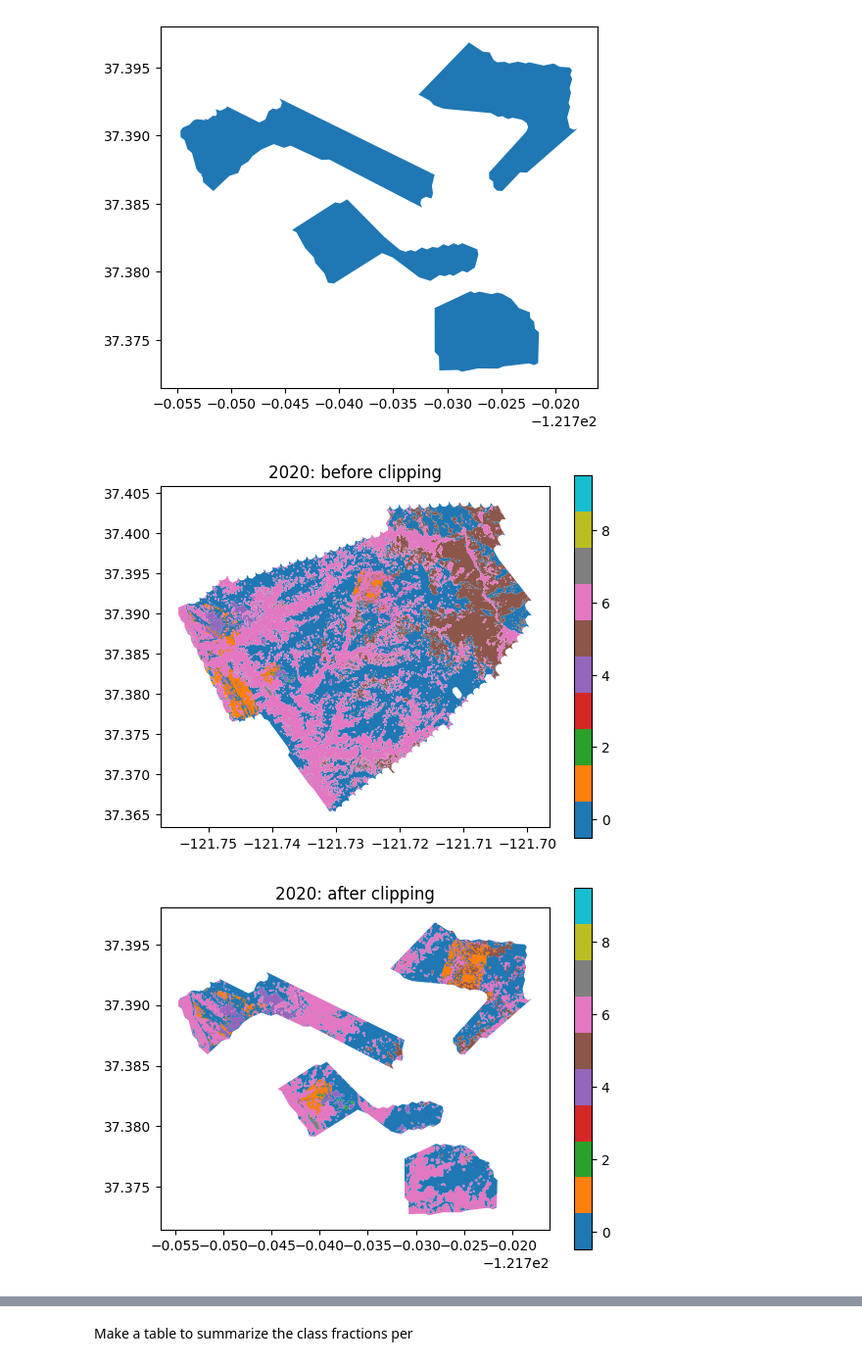
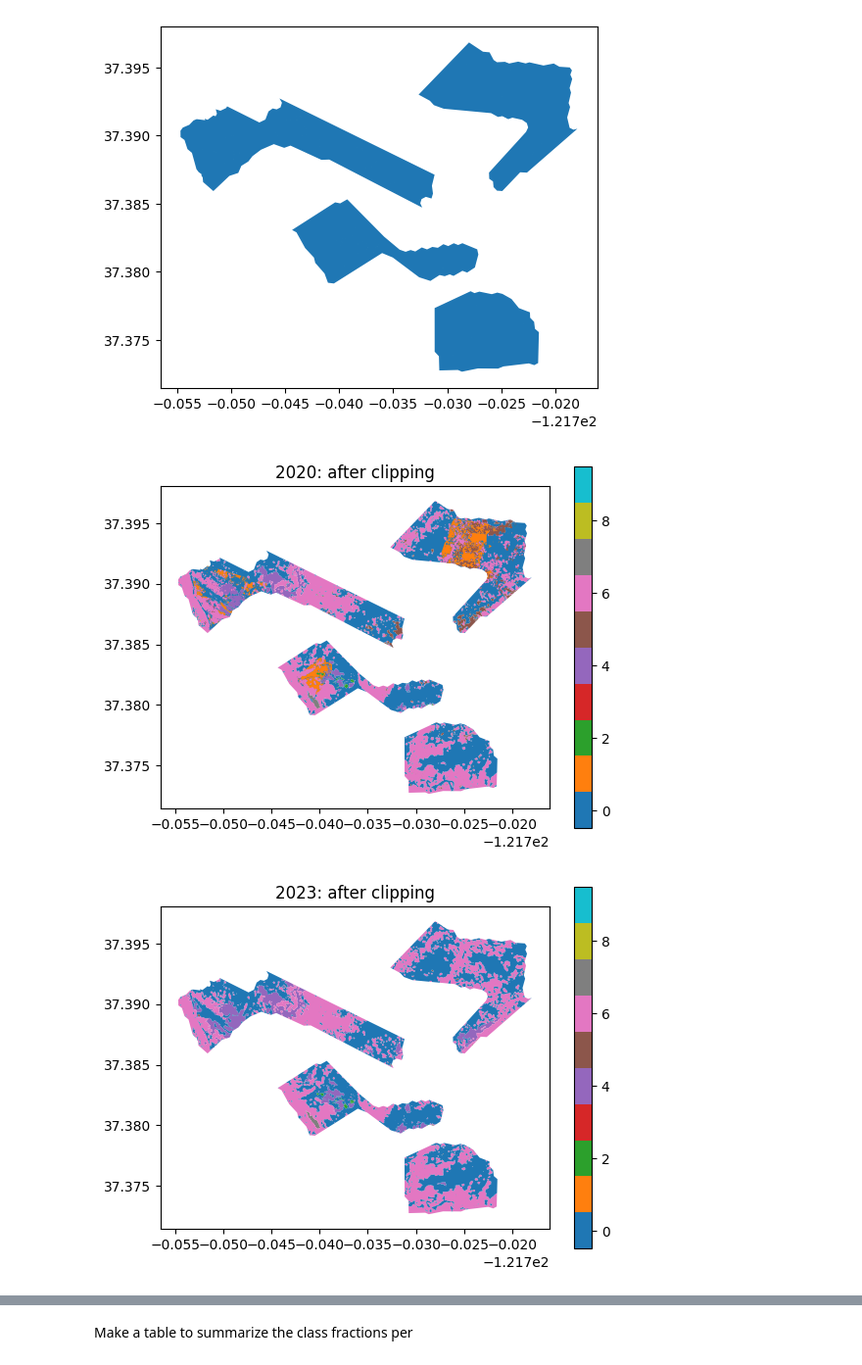
Before and after one commit to focal-lab/ucnrs-experiments, a Jupyter notebook: code/cover_change.ipynb, the cells around one changed output, grey strips where cells are left out. Shown at 98% size. Drawn from its saved outputs; the diff is of its cells as text; code cells hidden in the pictures.

Commit message:
Add merged 2023-2024 functionality

```diff
--- a/code/cover_change.ipynb
+++ b/code/cover_change.ipynb
@@ -50,13 +50,20 @@ def compute_standardized(preds, shared_region, reserve, year, ensure_nonoverlapp
     if len(preds) == 0:
         return None
 
-    # Merge all instances of the same class across all predicted datasets
-    dissolved = preds.dissolve(by="class_names", as_index=False)
-    plot_map(dissolved, title=f"{year}: before clipping")
+    if ensure_nonoverlapping:
+        #print("About to clip")
+        dissolved = preds.dissolve(by="class_names", as_index=False)
+        subset = dissolved.clip(shared_region)
+        #subset = preds.clip(shared_region)
+        #print("About to merge")
+        #subset = merge_classified_polygons(subset, class_column="class_names", print_tiebreaking_stats=True)
+        #print("Done merging")
+    else:
+        # Merge all instances of the same class across all predicted datasets
+        dissolved = preds.dissolve(by="class_names", as_index=False)
+        plot_map(dissolved, title=f"{year}: before clipping")
 
-    subset = dissolved.clip(shared_region)
-    if ensure_nonoverlapping:
-        subset = ensure_non_overlapping_polygons(subset)
+        subset = dissolved.clip(shared_region)
 
     plot_map(subset, title=f"{year}: after clipping")
     plt.savefig(Path(f"../data/vis/final_cover_{reserve}_{year}.png"))
@@ -197,14 +204,14 @@ shared_region.plot()
 [figure]
 # %%
 if True:
-    standardized_2020 = compute_standardized(preds_2020, shared_region, reserve=RESERVE, year="2020")
-    standardized_2023 = compute_standardized(preds_2023, shared_region, reserve=RESERVE, year="2023")
-    standardized_2024 = compute_standardized(preds_2024, shared_region, reserve=RESERVE, year="2024")
+    standardized_2020 = compute_standardized(preds_2020, shared_region, reserve=RESERVE, year="2020", ensure_nonoverlapping=ENSURE_NONOVERLAPPING)
+    standardized_2023 = compute_standardized(preds_2023, shared_region, reserve=RESERVE, year="2023", ensure_nonoverlapping=ENSURE_NONOVERLAPPING)
+    standardized_2024 = compute_standardized(preds_2024, shared_region, reserve=RESERVE, year="2024", ensure_nonoverlapping=ENSURE_NONOVERLAPPING)
 else:
     import geopandas as gpd
     standardized_2020 = gpd.read_file(f"../data/vis/final_cover_{RESERVE}_2020.gpkg")
     standardized_2023 = gpd.read_file(f"../data/vis/final_cover_{RESERVE}_2023.gpkg")
     standardized_2024 = gpd.read_file(f"../data/vis/final_cover_{RESERVE}_2024.gpkg")
 # %% [output]
-[figure, old version]
+[figure, new version]
-[figure, old version]
+[figure, new version]
```
Also changed, not shown: parts of 7 cells of this notebook.
